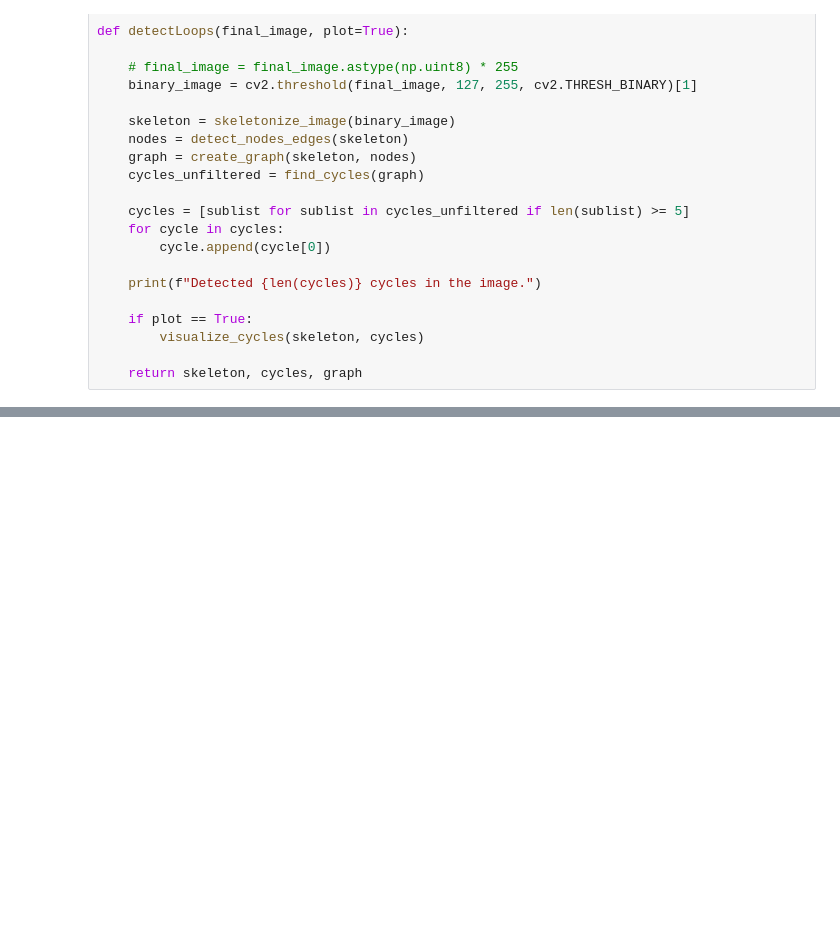
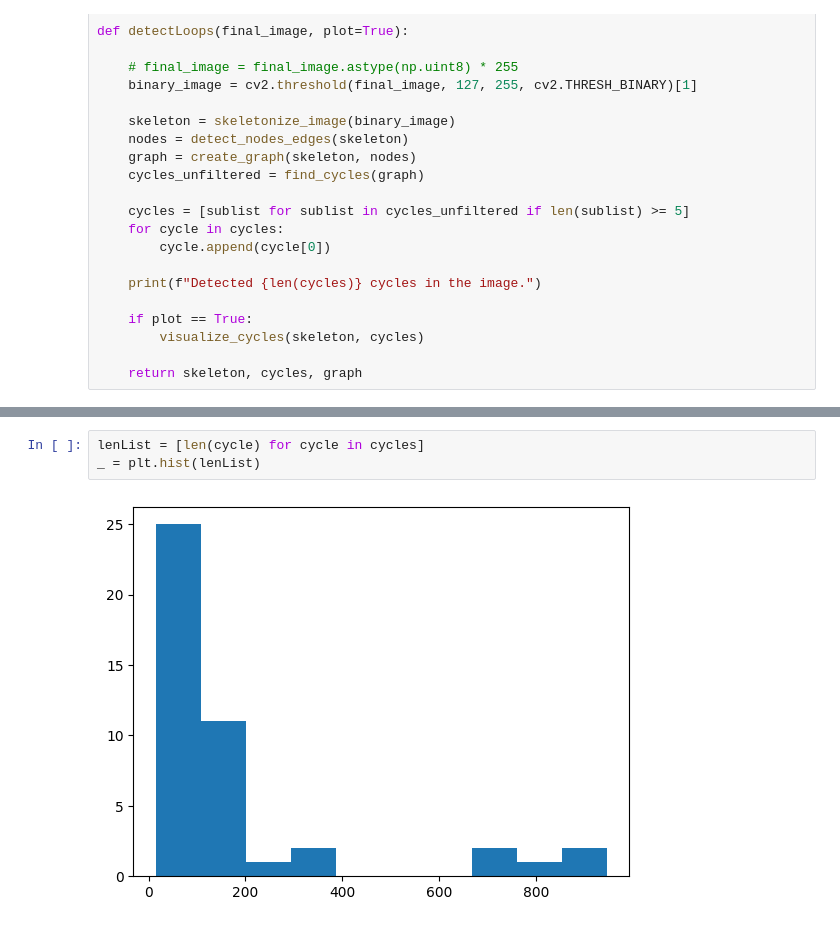
Before and after one commit to alifele/ProjectReport, a Jupyter notebook: Simulations (Shared Folder)/NeuronBranching_CanUcarPaper/NeuronBranchingExperiments.ipynb, the cells around one changed output, grey strips where cells are left out. Saved outputs shown, nothing was run; the diff lists cells and outputs as text; blank space fills up the shorter version.

```diff
--- a/Simulations (Shared Folder)/NeuronBranching_CanUcarPaper/NeuronBranchingExperiments.ipynb
+++ b/Simulations (Shared Folder)/NeuronBranching_CanUcarPaper/NeuronBranchingExperiments.ipynb
@@ -270,0 +271,5 @@ Detected 51 cycles in the image.
+# %%
+lenList = [len(cycle) for cycle in cycles]
+_ = plt.hist(lenList)
+# %% [output]
+[figure, added]
```
Also changed, not shown: parts of 4 cells of this notebook, 1 other file.
